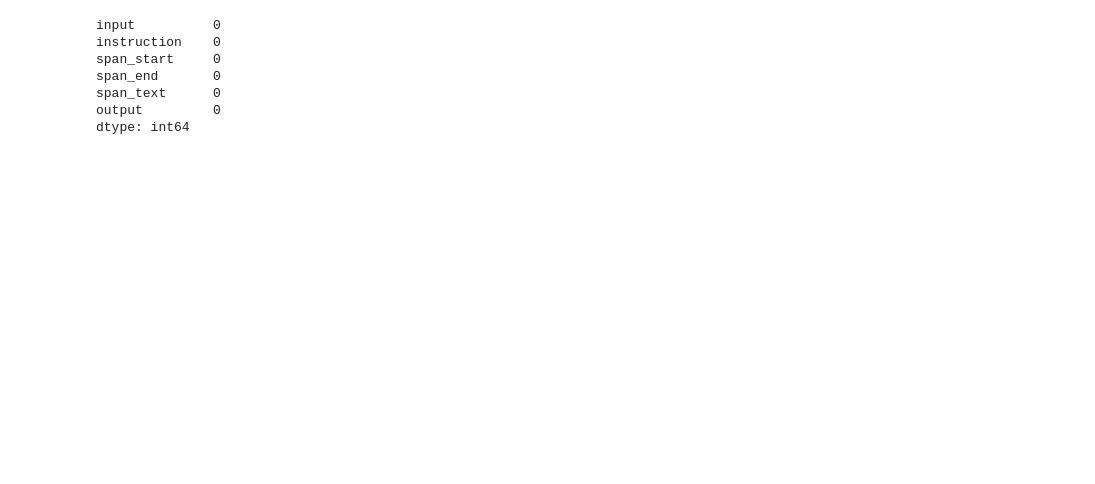
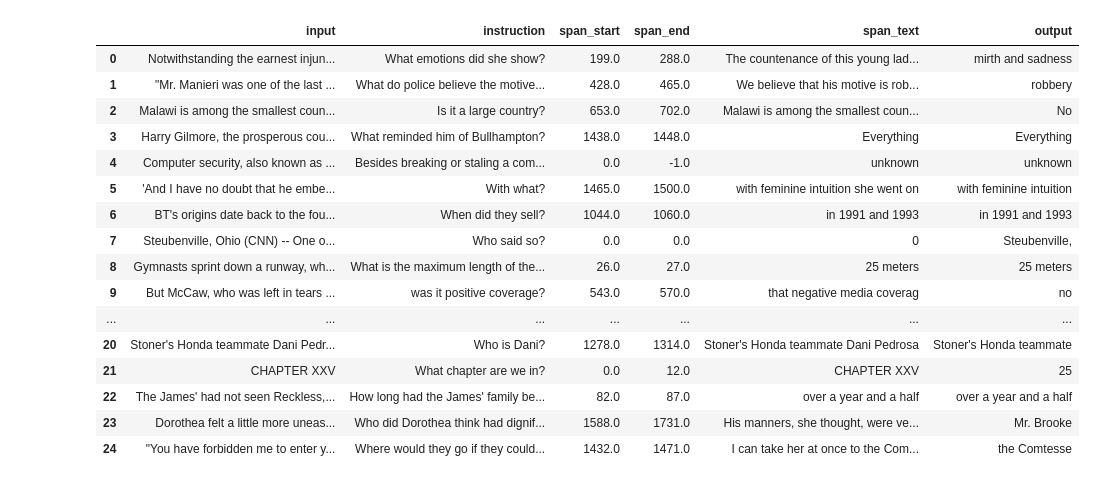
Before and after one commit to redR0b0t/mh_one_api, a Jupyter notebook: model/format_split_train_data.ipynb, the cells around one changed output. Saved outputs shown, nothing was run; the diff lists cells and outputs as text; code cells hidden in the pictures; blank space fills up the shorter version.

```diff
--- a/model/format_split_train_data.ipynb
+++ b/model/format_split_train_data.ipynb
@@ -2,42 +2,61 @@
 
 import numpy as np
 import pandas as pd
-# %%
-def strip_input(input,si,ei):
-    print(f"got si={si}, got ei={ei}")
-    if type(si) is not float or np.isnan(si) or si<0 :
-        si=0
-    if type(ei) is not float or np.isnan(ei) or ei<0 or ei>len(input):
-        si=len(input)-1
-    si=int(si)
-    ei=int(ei)
-    return input[si:ei]
+# %%
+from pprint import pprint
+def strip_input(input,span_text):
+    # pprint(f"got {input} and {span_text}")
+    if span_text!=0:
+        input=str(input)
+        in_parts=input.split('\n')
+        for inp in in_parts:
+            if span_text in inp:
+                # print(f"--------returning input={inp[:10]}")
+                return inp
+        # return "same as before"
+        return input
+
+    else:
+        # return "same as before"
+        return input
 # %%
 
 
 train_path="/home/u131168/mh_one_api/data/train.csv"
 test_path="/home/u131168/mh_one_api/data/test.csv"
 submission_path="/home/u131168/mh_one_api/data/submission.csv"
 
 train_data=pd.read_csv(train_path)
 test_data=pd.read_csv(test_path)
 submission_data=pd.read_csv(submission_path)
 
 
 train_data
 train_data.fillna(0,inplace=True)
 
+
 train_data.rename(columns = {'Story':'input','Question':'instruction','Answer':'output'}, inplace = True)
-# train_data['input']=train_data.apply(lambda x: strip_input(x[0],x[2],x[3]))
+train_data['input']=train_data.apply(lambda x: strip_input(x[0],x[4]),axis=1)
 # train_data=train_data[['input','instruction','output']]
-train_data.isna().sum()
-# train_data
+# train_data.isna().sum()
+train_data[:25]
+# train_data.iloc[22,0]
 # %% [output]
-input          0
-instruction    0
-span_start     0
-span_end       0
-span_text      0
-output         0
-dtype: int64
+|  | input | instruction | span_start | span_end | span_text | output |
+| 0 | Notwithstanding the earnest injun... | What emotions did she show? | 199.0 | 288.0 | The countenance of this young lad... | mirth and sadness |
+| 1 | "Mr. Manieri was one of the last ... | What do police believe the motive... | 428.0 | 465.0 | We believe that his motive is rob... | robbery |
+| 2 | Malawi is among the smallest coun... | Is it a large country? | 653.0 | 702.0 | Malawi is among the smallest coun... | No |
+| 3 | Harry Gilmore, the prosperous cou... | What reminded him of Bullhampton? | 1438.0 | 1448.0 | Everything | Everything |
+| 4 | Computer security, also known as ... | Besides breaking or staling a com... | 0.0 | -1.0 | unknown | unknown |
+| 5 | 'And I have no doubt that he embe... | With what? | 1465.0 | 1500.0 | with feminine intuition she went on | with feminine intuition |
+| 6 | BT's origins date back to the fou... | When did they sell? | 1044.0 | 1060.0 | in 1991 and 1993 | in 1991 and 1993 |
+| 7 | Steubenville, Ohio (CNN) -- One o... | Who said so? | 0.0 | 0.0 | 0 | Steubenville, |
+| 8 | Gymnasts sprint down a runway, wh... | What is the maximum length of the... | 26.0 | 27.0 | 25 meters | 25 meters |
+| 9 | But McCaw, who was left in tears ... | was it positive coverage? | 543.0 | 570.0 | that negative media coverag | no |
+| ... | ... | ... | ... | ... | ... | ... |
+| 20 | Stoner's Honda teammate Dani Pedr... | Who is Dani? | 1278.0 | 1314.0 | Stoner's Honda teammate Dani Pedrosa | Stoner's Honda teammate |
+| 21 | CHAPTER XXV | What chapter are we in? | 0.0 | 12.0 | CHAPTER XXV | 25 |
+| 22 | The James' had not seen Reckless,... | How long had the James' family be... | 82.0 | 87.0 | over a year and a half | over a year and a half |
+| 23 | Dorothea felt a little more uneas... | Who did Dorothea think had dignif... | 1588.0 | 1731.0 | His manners, she thought, were ve... | Mr. Brooke |
+| 24 | "You have forbidden me to enter y... | Where would they go if they could... | 1432.0 | 1471.0 | I can take her at once to the Com... | the Comtesse |
 # %%
```
Also changed, not shown: parts of 2 cells of this notebook, 34 other files.
